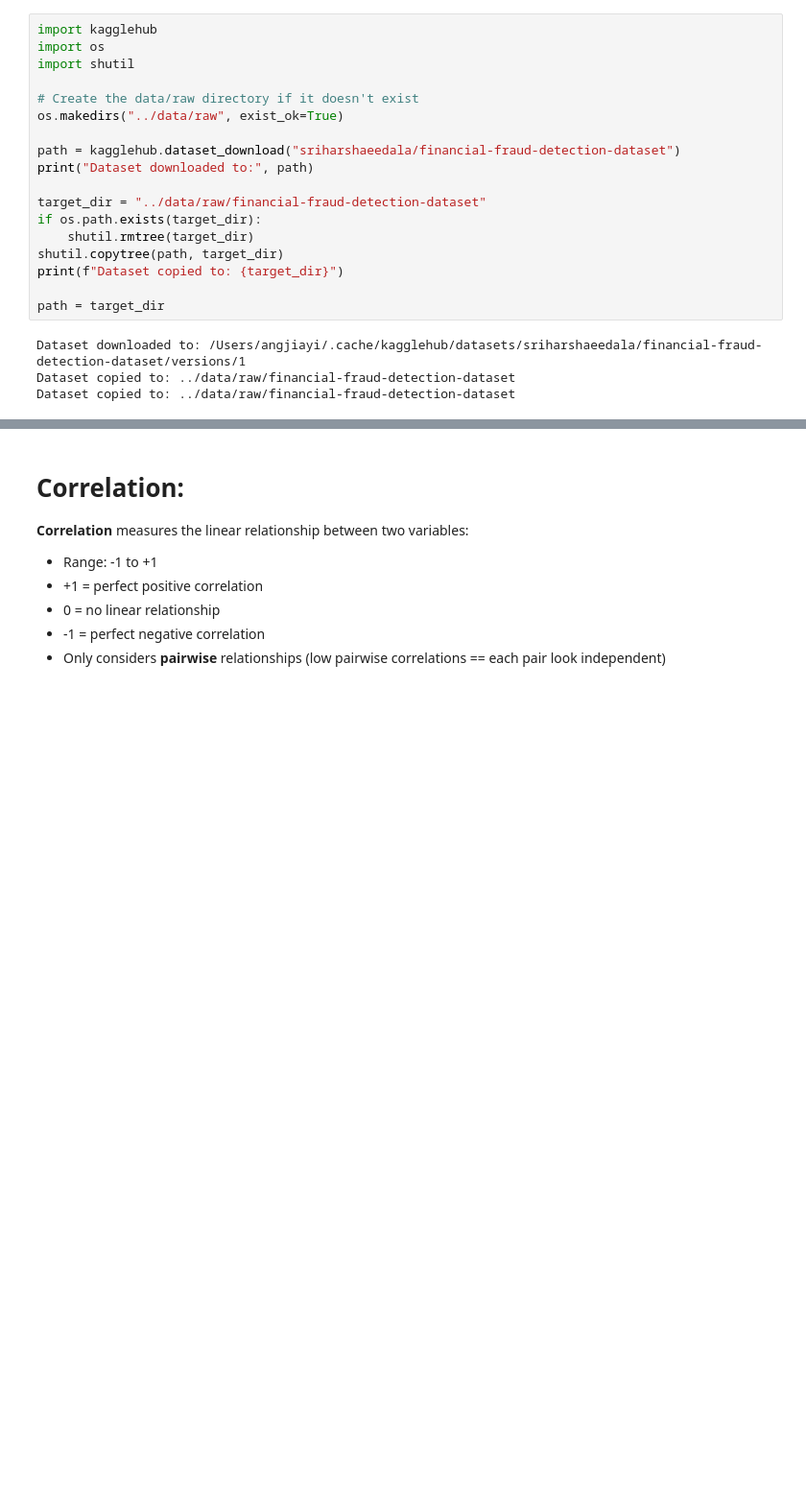
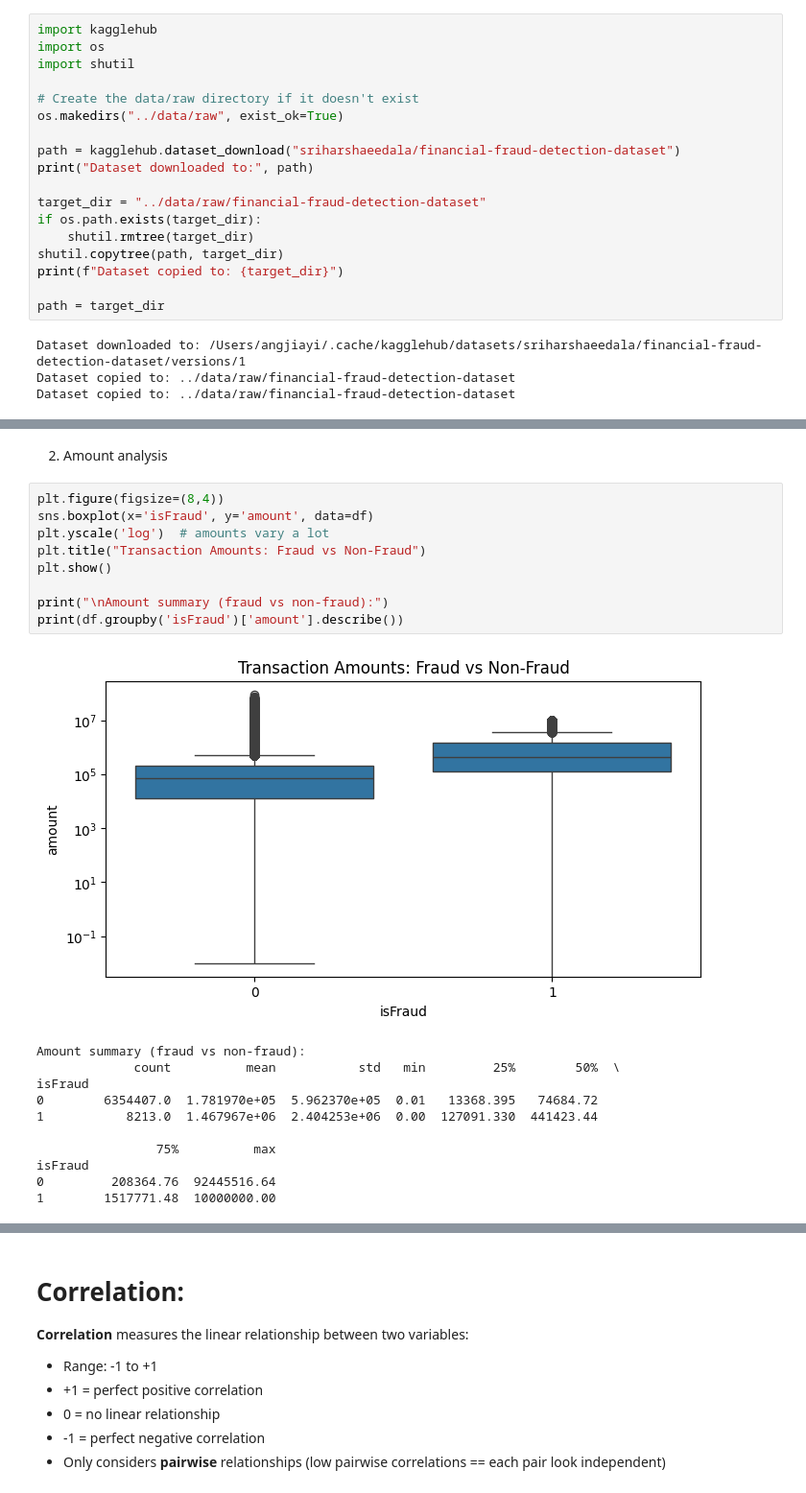
Before and after one commit to jl5045/DSA4263, a Jupyter notebook: notebooks/EDA.ipynb, the cells around one changed output, grey strips where cells are left out. Shown: that part at 96% size. Saved outputs shown, nothing was run; the diff lists cells and outputs as text; blank space fills up the shorter version.

```diff
--- a/notebooks/EDA.ipynb
+++ b/notebooks/EDA.ipynb
@@ -58,0 +188,23 @@ df_encode['type'] = df_encode['type'].astype('category').cat.codes
+# %% [markdown]
+2. Amount analysis
+# %%
+plt.figure(figsize=(8,4))
+sns.boxplot(x='isFraud', y='amount', data=df)
+plt.yscale('log')  # amounts vary a lot
+plt.title("Transaction Amounts: Fraud vs Non-Fraud")
+plt.show()
+
+print("\nAmount summary (fraud vs non-fraud):")
+print(df.groupby('isFraud')['amount'].describe())
+# %% [output]
+[figure, added]
+Amount summary (fraud vs non-fraud):
+             count          mean           std   min         25%        50%  \
+isFraud
+0        6354407.0  1.781970e+05  5.962370e+05  0.01   13368.395   74684.72
+1           8213.0  1.467967e+06  2.404253e+06  0.00  127091.330  441423.44
+
+                75%          max
+isFraud
+0         208364.76  92445516.64
+1        1517771.48  10000000.00
```
Also changed, not shown: parts of 44 cells of this notebook, 1 other file.
